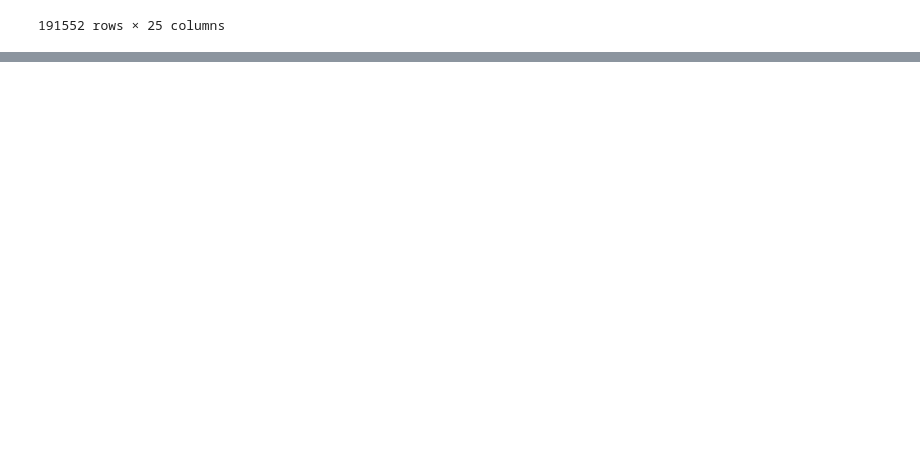
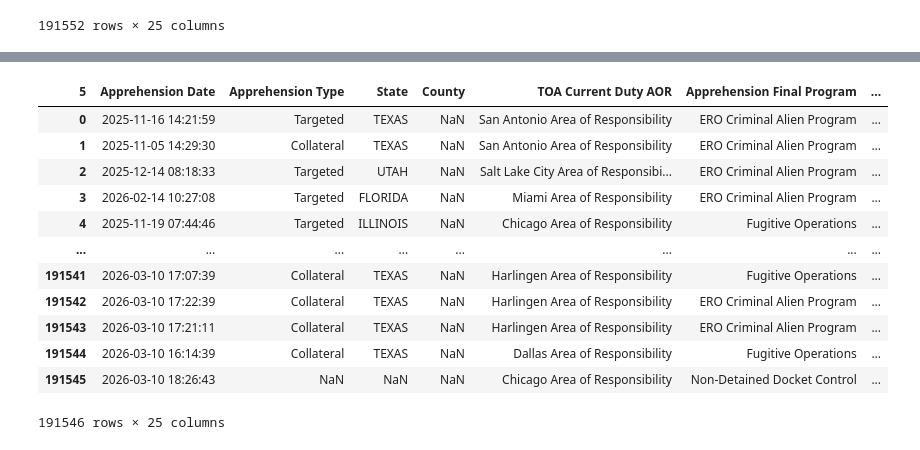
Before and after one commit to sajinashresthacoding/CLEANED-ICEarrests-Albany, a Jupyter notebook: All years ICE Arrests pull.ipynb, the cells around one changed output, grey strips where cells are left out. Cells and saved outputs as stored; diff of their text form; code cells hidden in the pictures; blank space fills up the shorter version.

```diff
--- a/All years ICE Arrests pull.ipynb
+++ b/All years ICE Arrests pull.ipynb
@@ -481,0 +500,20 @@ df4
+# %%
+## the first row is actually the header we want. Let's drop the header and put the actual header we want there
+## create a new df, just to be safe
+df4.columns = df4.iloc[0]
+df4_titled = df4[1:].reset_index(drop=True)
+df4_titled
+# %% [output]
+| 5 | Apprehension Date | Apprehension Type | State | County | TOA Current Duty AOR | Apprehension Final Program | ... |
+| 0 | 2025-11-16 14:21:59 | Targeted | TEXAS | NaN | San Antonio Area of Responsibility | ERO Criminal Alien Program | ... |
+| 1 | 2025-11-05 14:29:30 | Collateral | TEXAS | NaN | San Antonio Area of Responsibility | ERO Criminal Alien Program | ... |
+| 2 | 2025-12-14 08:18:33 | Targeted | UTAH | NaN | Salt Lake City Area of Responsibi... | ERO Criminal Alien Program | ... |
+| 3 | 2026-02-14 10:27:08 | Targeted | FLORIDA | NaN | Miami Area of Responsibility | ERO Criminal Alien Program | ... |
+| 4 | 2025-11-19 07:44:46 | Targeted | ILLINOIS | NaN | Chicago Area of Responsibility | Fugitive Operations | ... |
+| ... | ... | ... | ... | ... | ... | ... | ... |
+| 191541 | 2026-03-10 17:07:39 | Collateral | TEXAS | NaN | Harlingen Area of Responsibility | Fugitive Operations | ... |
+| 191542 | 2026-03-10 17:22:39 | Collateral | TEXAS | NaN | Harlingen Area of Responsibility | ERO Criminal Alien Program | ... |
+| 191543 | 2026-03-10 17:21:11 | Collateral | TEXAS | NaN | Harlingen Area of Responsibility | ERO Criminal Alien Program | ... |
+| 191544 | 2026-03-10 16:14:39 | Collateral | TEXAS | NaN | Dallas Area of Responsibility | Fugitive Operations | ... |
+| 191545 | 2026-03-10 18:26:43 | NaN | NaN | NaN | Chicago Area of Responsibility | Non-Detained Docket Control | ... |
+191546 rows × 25 columns
```
Also changed, not shown: parts of 8 cells of this notebook.
